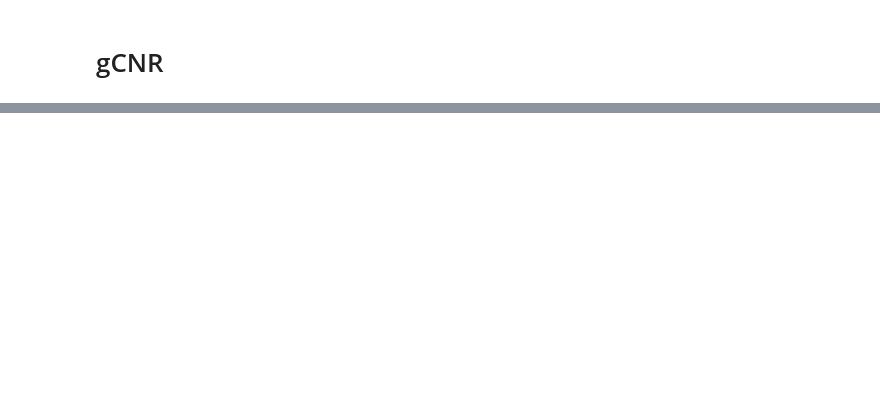
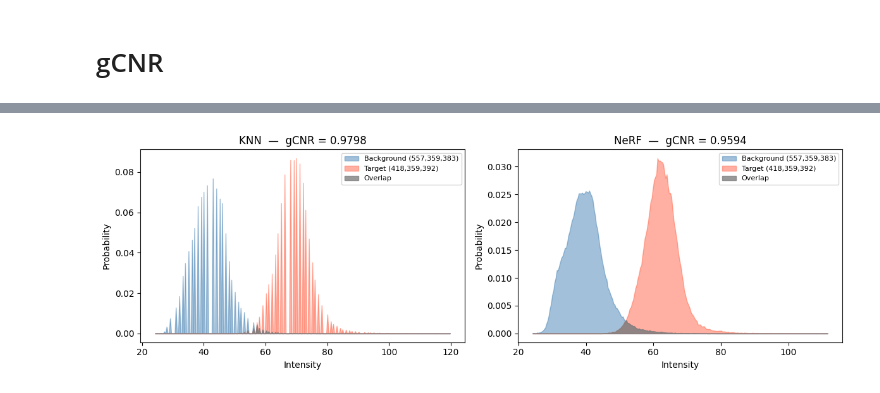
Before and after one commit to ZyyyChen/NeUF, a Jupyter notebook: Eval.ipynb, the cells around one changed output, grey strips where cells are left out. Cells and saved outputs as stored; diff of their text form; code cells hidden in the pictures; blank space fills up the shorter version.

```diff
--- a/Eval.ipynb
+++ b/Eval.ipynb
@@ -490,0 +492,3 @@ MHD ElementSpacing: (1.0, 1.0, 1.0)
+# %%
+raw_path_knn = Path("/home/zchen/Code/NeUF/data/cerebral_data/Pre_traitement_echo_v2/Reconstruction_3D/Patient0/data_3D_Patient0_J35_2_mitk.raw")
+volume_cropped_knn = crop_volume(load_raw_file(raw_path=raw_path_knn))
@@ -490,0 +503,3 @@ MHD ElementSpacing: (1.0, 1.0, 1.0)
+# %%
+raw_path_nerf = Path("/home/zchen/Code/NeUF/exports/full_grid/30-03-2026/ckpt_2/volume.raw")
+volume_cropped_nerf = crop_volume(load_raw_file(raw_path=raw_path_nerf))
@@ -490,0 +549,80 @@ MHD ElementSpacing: (1.0, 1.0, 1.0)
+# %%
+import numpy as np
+import matplotlib.pyplot as plt
+
+# -------------------------------------------------------
+# Coordinates are given as (x, y, z); numpy array is (z, y, x)
+# -------------------------------------------------------
+BG_CENTER_Z, BG_CENTER_Y, BG_CENTER_X = 557, 359, 383   # background
+TG_CENTER_Z, TG_CENTER_Y, TG_CENTER_X = 418, 359, 392   # target
+HALF = 25  # half-side: 50 // 2
+
+def extract_cube(volume, cx, cy, cz, half):
+    """Extract a cube of side 2*half centered at (cx, cy, cz).
+    volume is indexed (z, y, x)."""
+    return volume[cz - half : cz + half,
+                  cy - half : cy + half,
+                  cx - half : cx + half]
+
+def gcnr(bg_voxels, tg_voxels, n_bins=256):
+    """Generalised Contrast-to-Noise Ratio.
+    gCNR = 1 - sum_i min(p_b(i), p_t(i))
+    where p_b, p_t are normalised histograms sharing the same bin edges."""
+    v_min = min(bg_voxels.min(), tg_voxels.min())
+    v_max = max(bg_voxels.max(), tg_voxels.max())
+    bins = np.linspace(v_min, v_max, n_bins + 1)
+
+    hist_bg, _ = np.histogram(bg_voxels, bins=bins, density=False)
+    hist_tg, _ = np.histogram(tg_voxels, bins=bins, density=False)
+
+    # Normalise to probability
+    p_bg = hist_bg / hist_bg.sum()
+    p_tg = hist_tg / hist_tg.sum()
+
+    overlap = np.minimum(p_bg, p_tg).sum()
+    return 1.0 - overlap, p_bg, p_tg, bins
+
+# -------------------------------------------------------
+# Extract cubes
+# -------------------------------------------------------
+bg_knn  = extract_cube(volume_cropped_knn,  BG_CENTER_X, BG_CENTER_Y, BG_CENTER_Z, HALF)
+tg_knn  = extract_cube(volume_cropped_knn,  TG_CENTER_X, TG_CENTER_Y, TG_CENTER_Z, HALF)
+bg_nerf = extract_cube(volume_cropped_nerf, BG_CENTER_X, BG_CENTER_Y, BG_CENTER_Z, HALF)
+tg_nerf = extract_cube(volume_cropped_nerf, TG_CENTER_X, TG_CENTER_Y, TG_CENTER_Z, HALF)
+
+print(f"Cube shapes — bg_knn: {bg_knn.shape}, tg_knn: {tg_knn.shape}")
+print(f"Cube shapes — bg_nerf: {bg_nerf.shape}, tg_nerf: {tg_nerf.shape}")
+
+# -------------------------------------------------------
+# Compute gCNR
+# -------------------------------------------------------
+gcnr_knn,  p_bg_knn,  p_tg_knn,  bins_knn  = gcnr(bg_knn.flatten(),  tg_knn.flatten())
+gcnr_nerf, p_bg_nerf, p_tg_nerf, bins_nerf = gcnr(bg_nerf.flatten(), tg_nerf.flatten())
+
+print(f"\ngCNR  KNN : {gcnr_knn:.4f}")
+print(f"gCNR NeRF : {gcnr_nerf:.4f}")
+
+# -------------------------------------------------------
+# Plot histograms
+# -------------------------------------------------------
+bin_centers_knn  = 0.5 * (bins_knn[:-1]  + bins_knn[1:])
+bin_centers_nerf = 0.5 * (bins_nerf[:-1] + bins_nerf[1:])
+
+fig, axes = plt.subplots(1, 2, figsize=(12, 4))
+
+for ax, (p_bg, p_tg, bc, label, gval) in zip(axes, [
+        (p_bg_knn,  p_tg_knn,  bin_centers_knn,  "KNN",  gcnr_knn),
+        (p_bg_nerf, p_tg_nerf, bin_centers_nerf, "NeRF", gcnr_nerf),
+]):
+    ax.fill_between(bc, p_bg, alpha=0.5, label="Background (557,359,383)", color="steelblue")
+    ax.fill_between(bc, p_tg, alpha=0.5, label="Target (418,359,392)",     color="tomato")
+    ax.fill_between(bc, np.minimum(p_bg, p_tg), alpha=0.8, label="Overlap", color="gray")
+    ax.set_title(f"{label}  —  gCNR = {gval:.4f}")
+    ax.set_xlabel("Intensity")
+    ax.set_ylabel("Probability")
+    ax.legend(fontsize=8)
+
+plt.tight_layout()
+plt.savefig("gcnr_knn_vs_nerf.png", dpi=150, bbox_inches="tight")
+plt.show()
+# %% [output]
@@ -490,0 +634 @@ MHD ElementSpacing: (1.0, 1.0, 1.0)
+[figure, added]
```
Also changed, not shown: parts of 10 cells of this notebook, 13 other files.
